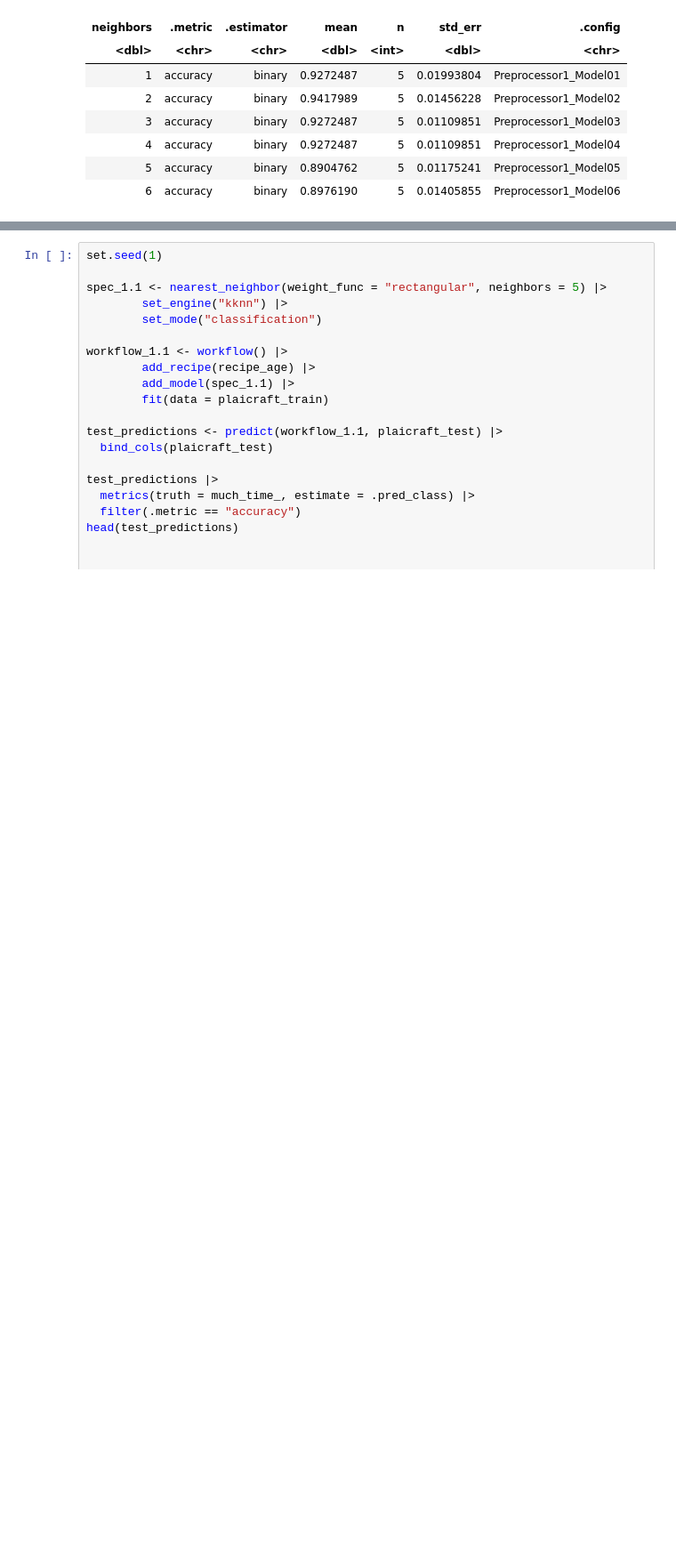
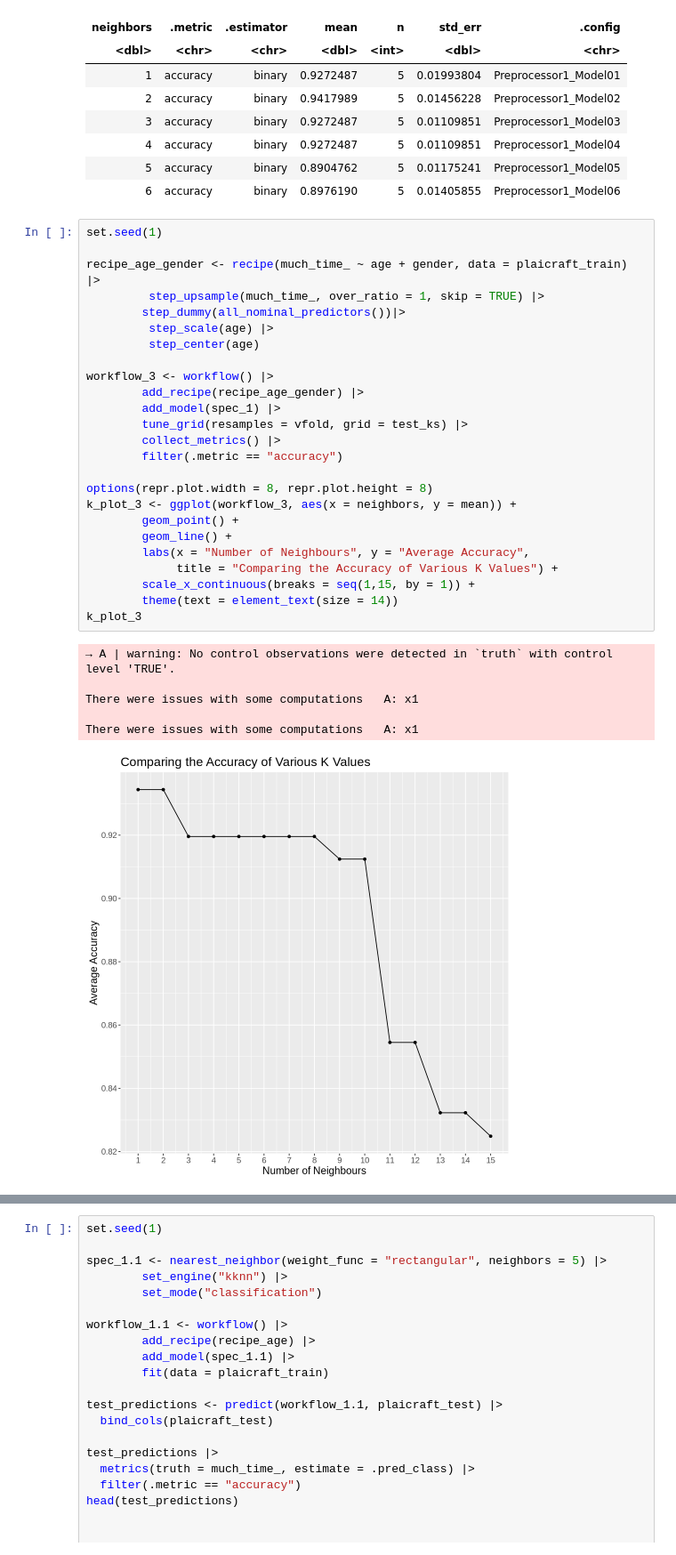
Before and after one commit to odada06/dsci100_group_project, a Jupyter notebook: DSCI100_group_project.ipynb, the cells around one changed output, grey strips where cells are left out. Shown at 89% size. Cells and saved outputs as stored; diff of their text form; blank space fills up the shorter version.

Commit message:
extra recipes/workflows

```diff
--- a/DSCI100_group_project.ipynb
+++ b/DSCI100_group_project.ipynb
@@ -292,3 +292,35 @@ A tibble: 6 × 7
 | 4 | accuracy | binary | 0.9272487 | 5 | 0.01109851 | Preprocessor1_Model04 |
 | 5 | accuracy | binary | 0.8904762 | 5 | 0.01175241 | Preprocessor1_Model05 |
 | 6 | accuracy | binary | 0.8976190 | 5 | 0.01405855 | Preprocessor1_Model06 |
+# %%
+set.seed(1)
+
+recipe_age_gender <- recipe(much_time_ ~ age + gender, data = plaicraft_train) |>
+         step_upsample(much_time_, over_ratio = 1, skip = TRUE) |>
+        step_dummy(all_nominal_predictors())|>
+         step_scale(age) |>
+         step_center(age)
+
+workflow_3 <- workflow() |>
+        add_recipe(recipe_age_gender) |>
+        add_model(spec_1) |>
+        tune_grid(resamples = vfold, grid = test_ks) |>
+        collect_metrics() |>
+        filter(.metric == "accuracy")
+
+options(repr.plot.width = 8, repr.plot.height = 8)
+k_plot_3 <- ggplot(workflow_3, aes(x = neighbors, y = mean)) +
+        geom_point() +
+        geom_line() +
+        labs(x = "Number of Neighbours", y = "Average Accuracy",
+             title = "Comparing the Accuracy of Various K Values") +
+        scale_x_continuous(breaks = seq(1,15, by = 1)) +
+        theme(text = element_text(size = 14))
+k_plot_3
+# %% [output]
+→ A | warning: No control observations were detected in `truth` with control level 'TRUE'.
+
+There were issues with some computations   A: x1
+
+There were issues with some computations   A: x1
+[figure, added]
```
Also changed, not shown: parts of 8 cells of this notebook.
